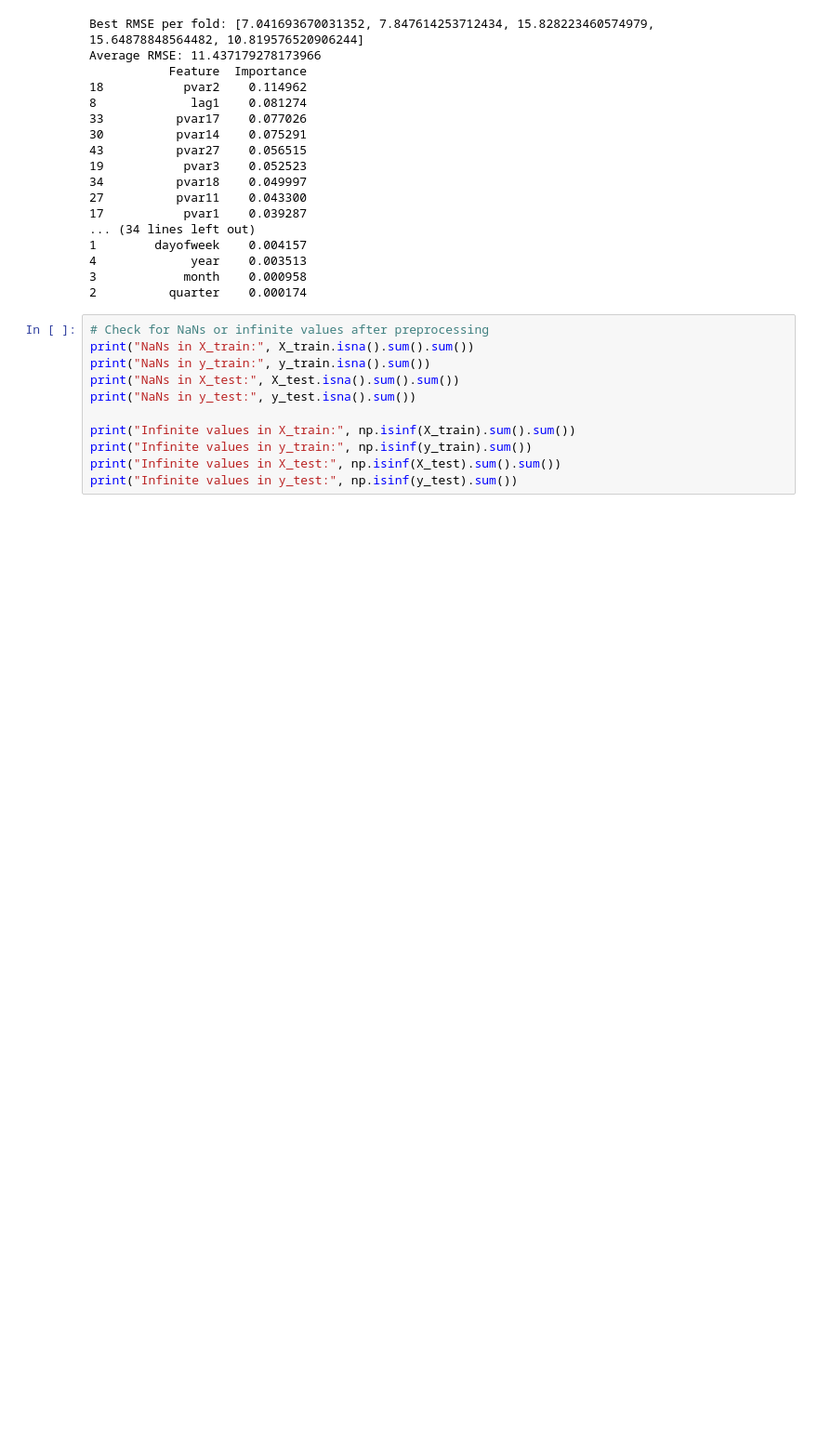
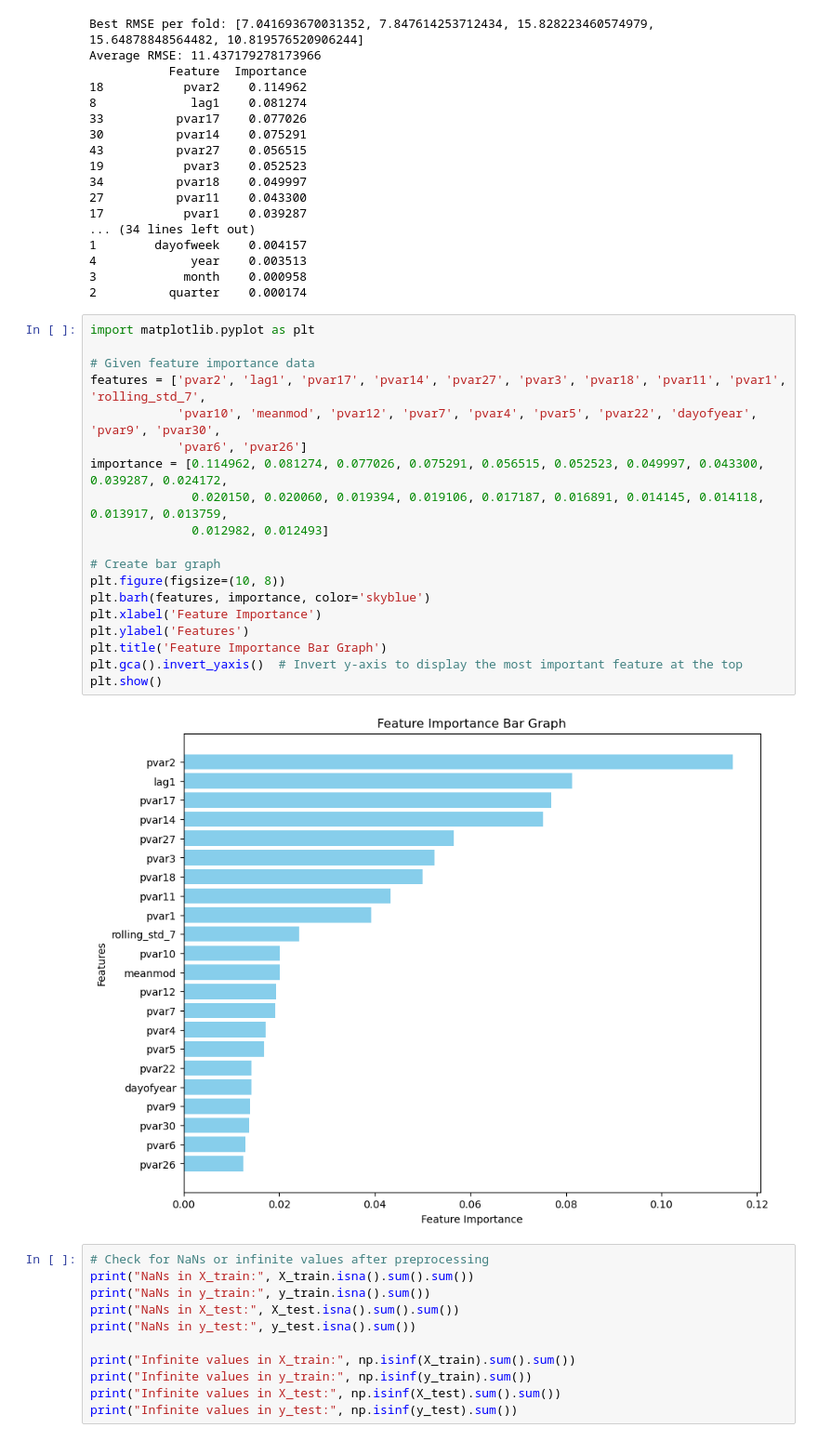
Before and after one commit to maximus01010/study, a Jupyter notebook: OELP_sem6/additional_features/pawan_oelp_lead1_extra (1).ipynb, the cells around one changed output. Shown at 93% size. Cells and saved outputs as stored; diff of their text form; blank space fills up the shorter version.

```diff
--- a/OELP_sem6/additional_features/pawan_oelp_lead1_extra (1).ipynb
+++ b/OELP_sem6/additional_features/pawan_oelp_lead1_extra (1).ipynb
@@ -377,6 +377,27 @@ Average RMSE: 11.437179278173966
 4             year    0.003513
 3            month    0.000958
 2          quarter    0.000174
+# %%
+import matplotlib.pyplot as plt
+
+# Given feature importance data
+features = ['pvar2', 'lag1', 'pvar17', 'pvar14', 'pvar27', 'pvar3', 'pvar18', 'pvar11', 'pvar1', 'rolling_std_7',
+            'pvar10', 'meanmod', 'pvar12', 'pvar7', 'pvar4', 'pvar5', 'pvar22', 'dayofyear', 'pvar9', 'pvar30',
+            'pvar6', 'pvar26']
+importance = [0.114962, 0.081274, 0.077026, 0.075291, 0.056515, 0.052523, 0.049997, 0.043300, 0.039287, 0.024172,
+              0.020150, 0.020060, 0.019394, 0.019106, 0.017187, 0.016891, 0.014145, 0.014118, 0.013917, 0.013759,
+              0.012982, 0.012493]
+
+# Create bar graph
+plt.figure(figsize=(10, 8))
+plt.barh(features, importance, color='skyblue')
+plt.xlabel('Feature Importance')
+plt.ylabel('Features')
+plt.title('Feature Importance Bar Graph')
+plt.gca().invert_yaxis()  # Invert y-axis to display the most important feature at the top
+plt.show()
+# %% [output]
+[figure, added]
 # %%
 # Check for NaNs or infinite values after preprocessing
 print("NaNs in X_train:", X_train.isna().sum().sum())
```
Also changed, not shown: 41 other files.
